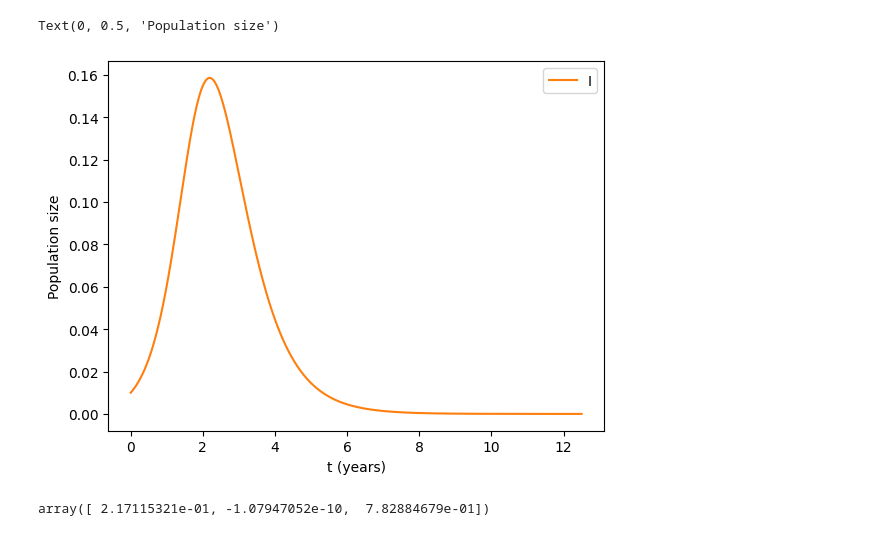
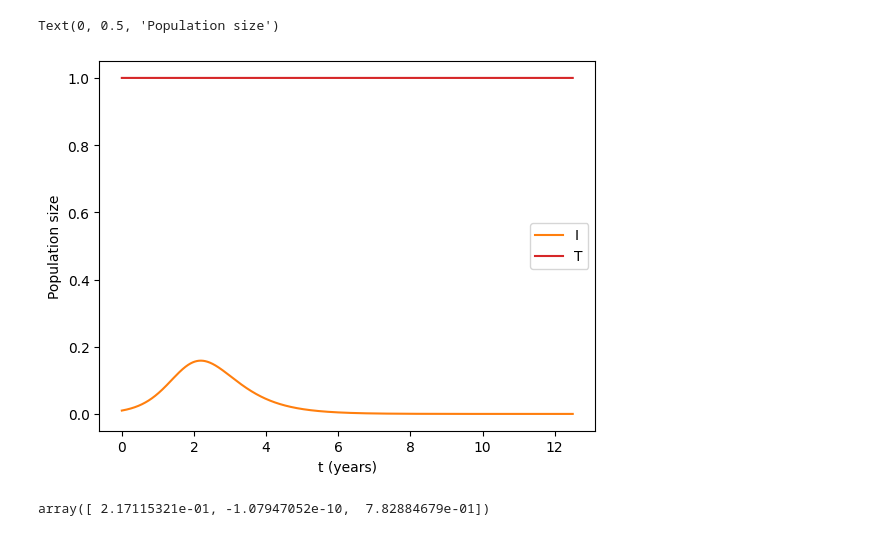
Before and after one commit to moises-santillan/MathematicalBiology, a Jupyter notebook: code/SIR_Model.ipynb, the cells around one changed output. Drawn from its saved outputs; the diff is of its cells as text; code cells hidden in the pictures.

```diff
--- a/code/SIR_Model.ipynb
+++ b/code/SIR_Model.ipynb
@@ -12,25 +12,25 @@ def SIR_Full(u, t, alpha, beta, gamma, delta, mu):
 # %%
 R0 = 2
 mu = 1. / (75*52)
 gamma = 0 #10*mu
-delta = 1.0 /2
+delta = 1.0 / 2
 alpha = mu
 beta = R0 * mu * (mu + gamma + delta) / alpha
 
 t = np.linspace(0, 50, 40001)
 
 u = odeint(SIR_Full, [.99, .01, 0], t, args=(alpha, beta, gamma, delta, mu))
 
 #plt.plot(t/52., u[:,0], color='C0', label="S")
 plt.plot(t/4., u[:,1], color='C1', label="I")
 #plt.plot(t/52., u[:,2], color='C2', label="R")
-#plt.plot(t/52., np.sum(u, axis=1), color='C3', label="T")
+plt.plot(t/4., np.sum(u, axis=1), color='C3', label="T")
 plt.legend()
 plt.xlabel("t (years)")
 plt.ylabel("Population size")
 # %% [output]
 Text(0, 0.5, 'Population size')
-[figure, old version]
+[figure, new version]
 # %%
 u[-1,:]
 # %% [output]
```
Also changed, not shown: parts of 1 cell of this notebook.
